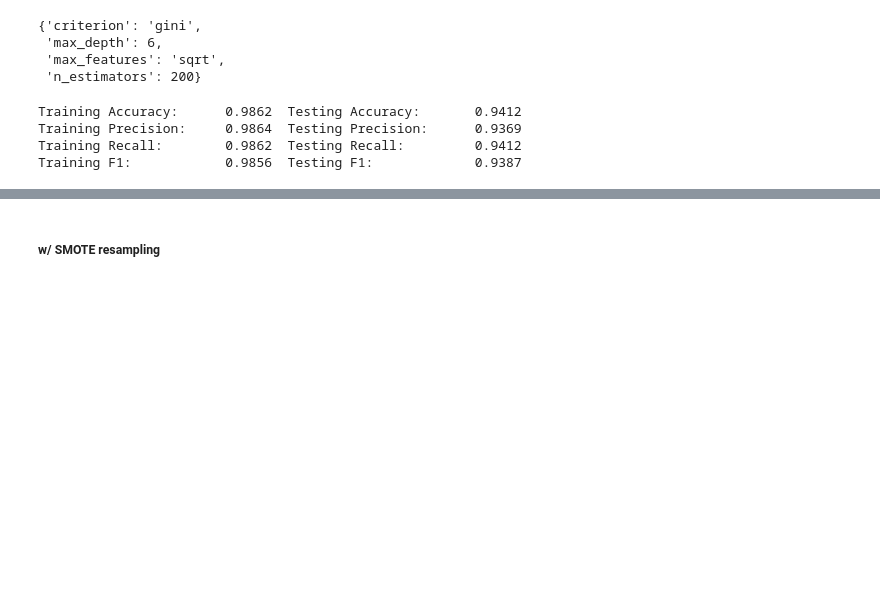
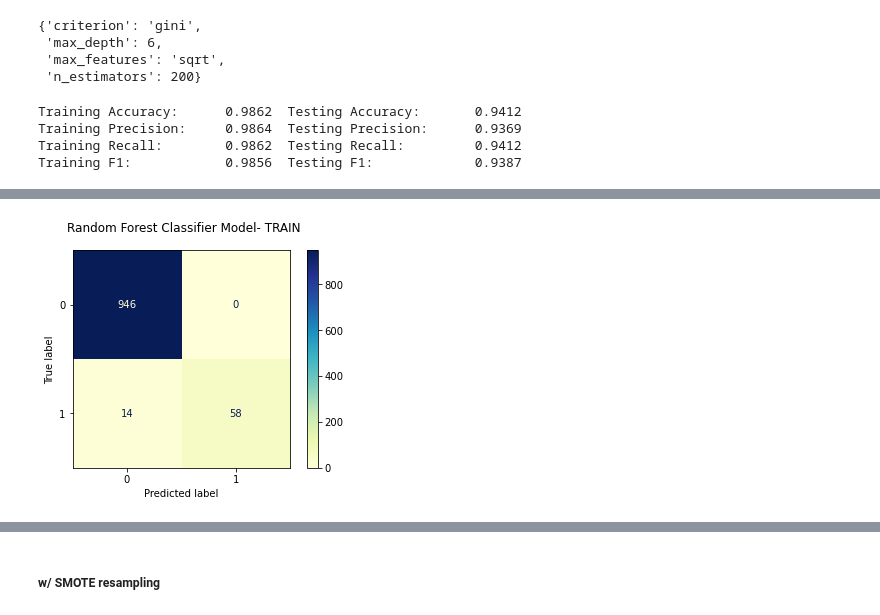
Before and after one commit to rylewww/Modeling-The-NBA-Leap, a Jupyter notebook: Modeling.ipynb, the cells around one changed output, grey strips where cells are left out. Drawn from its saved outputs; the diff is of its cells as text; code cells hidden in the pictures; blank space fills up the shorter version.

```diff
--- a/Modeling.ipynb
+++ b/Modeling.ipynb
@@ -342,3 +366,11 @@ Training F1:            0.9856  Testing F1:             0.9387
+# %%
+fig, ax = plt.subplots()
+
+fig.suptitle("Random Forest Classifier Model- TRAIN")
+
+plot_confusion_matrix(grid_search_RF, train_scaled, y_train, ax=ax, cmap="YlGnBu");
+# %% [output]
+[figure, added]
 # %%
 fig, ax = plt.subplots()
 
```
Also changed, not shown: parts of 11 cells of this notebook.
